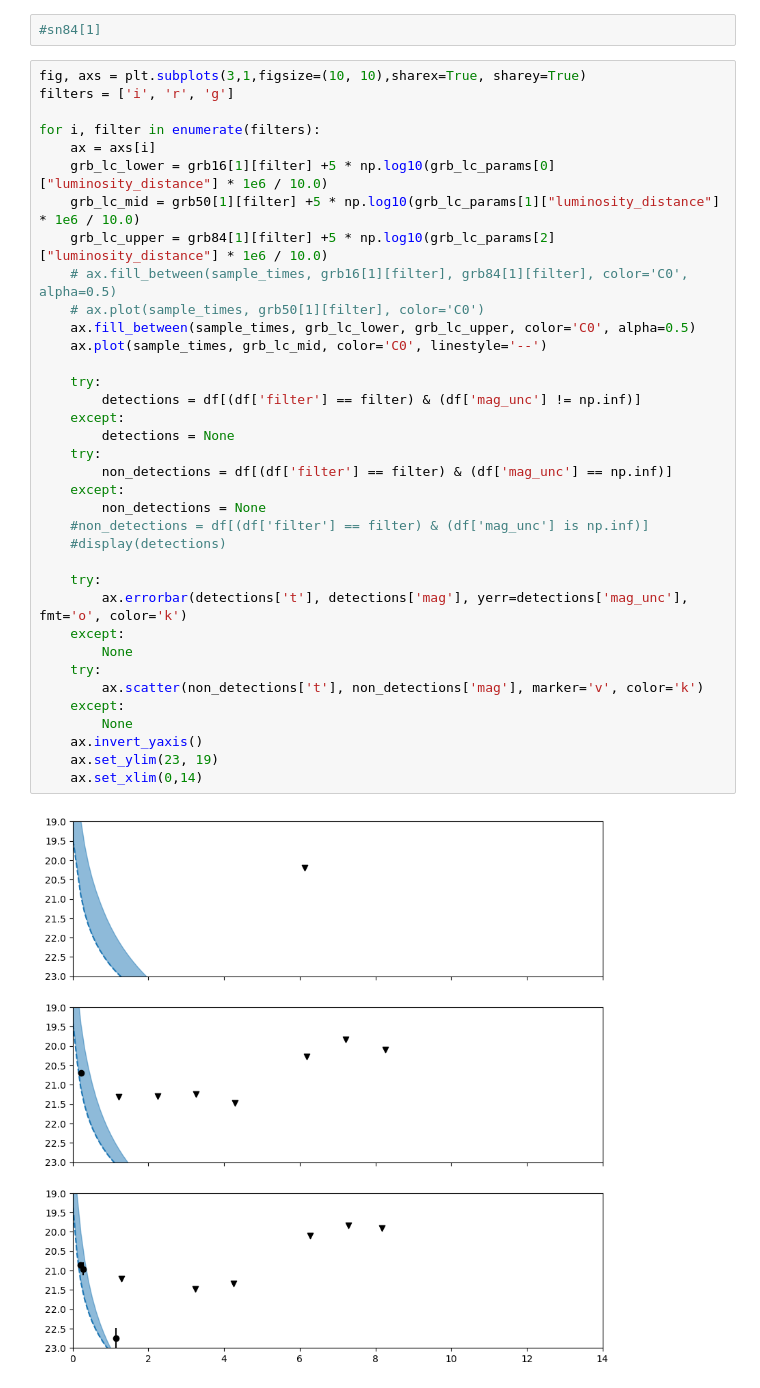
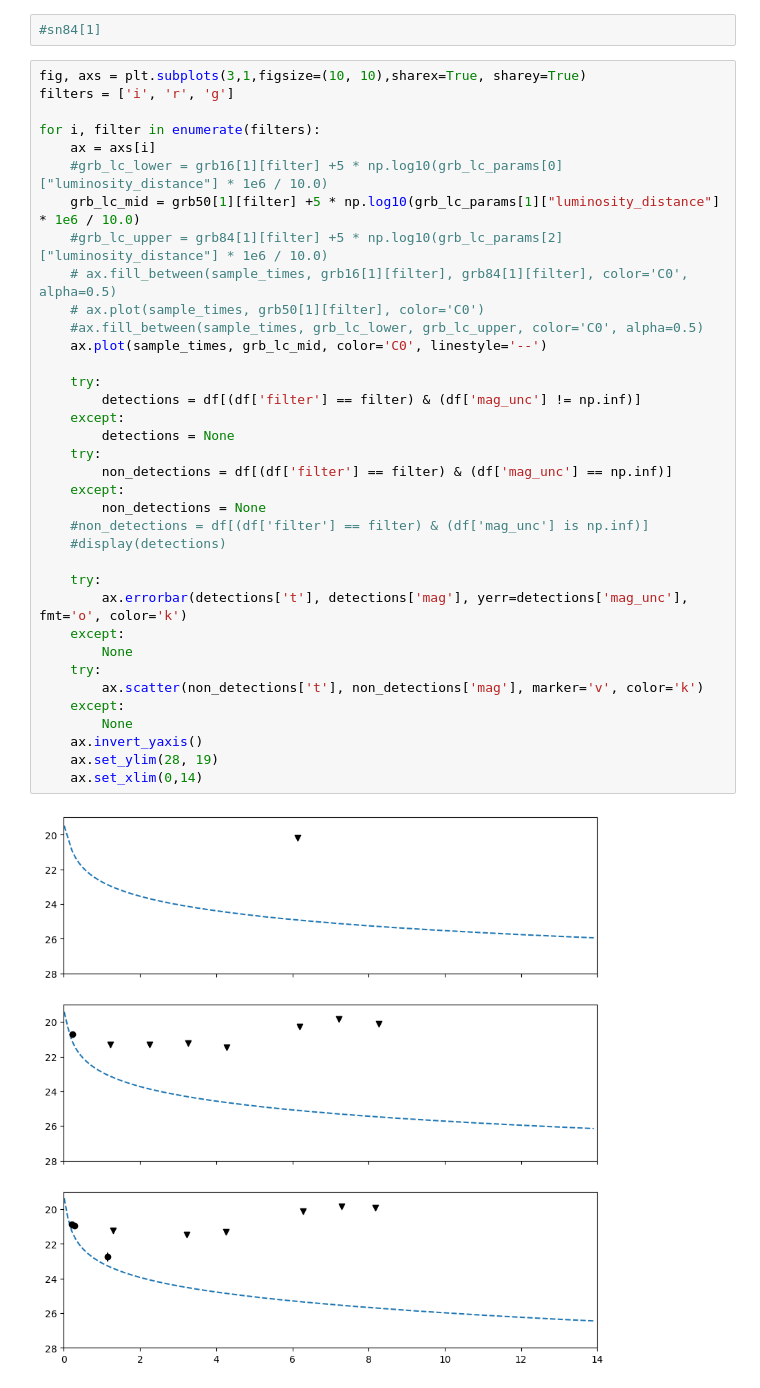
Before and after one commit to tylerbarna/nmma_fitter, a Jupyter notebook: abwysqyPlotting.ipynb, the cells around one changed output. Cells and saved outputs as stored; diff of their text form.

```diff
--- a/abwysqyPlotting.ipynb
+++ b/abwysqyPlotting.ipynb
@@ -196,35 +196,35 @@ filters = ['i', 'r', 'g']
 
 for i, filter in enumerate(filters):
     ax = axs[i]
-    grb_lc_lower = grb16[1][filter] +5 * np.log10(grb_lc_params[0]["luminosity_distance"] * 1e6 / 10.0)
+    #grb_lc_lower = grb16[1][filter] +5 * np.log10(grb_lc_params[0]["luminosity_distance"] * 1e6 / 10.0)
     grb_lc_mid = grb50[1][filter] +5 * np.log10(grb_lc_params[1]["luminosity_distance"] * 1e6 / 10.0)
-    grb_lc_upper = grb84[1][filter] +5 * np.log10(grb_lc_params[2]["luminosity_distance"] * 1e6 / 10.0)
+    #grb_lc_upper = grb84[1][filter] +5 * np.log10(grb_lc_params[2]["luminosity_distance"] * 1e6 / 10.0)
     # ax.fill_between(sample_times, grb16[1][filter], grb84[1][filter], color='C0', alpha=0.5)
     # ax.plot(sample_times, grb50[1][filter], color='C0')
-    ax.fill_between(sample_times, grb_lc_lower, grb_lc_upper, color='C0', alpha=0.5)
+    #ax.fill_between(sample_times, grb_lc_lower, grb_lc_upper, color='C0', alpha=0.5)
     ax.plot(sample_times, grb_lc_mid, color='C0', linestyle='--')
 
     try:
         detections = df[(df['filter'] == filter) & (df['mag_unc'] != np.inf)]
     except:
         detections = None
     try:
         non_detections = df[(df['filter'] == filter) & (df['mag_unc'] == np.inf)]
     except:
         non_detections = None
     #non_detections = df[(df['filter'] == filter) & (df['mag_unc'] is np.inf)]
     #display(detections)
 
     try:
         ax.errorbar(detections['t'], detections['mag'], yerr=detections['mag_unc'], fmt='o', color='k')
     except:
         None
     try:
         ax.scatter(non_detections['t'], non_detections['mag'], marker='v', color='k')
     except:
         None
     ax.invert_yaxis()
-    ax.set_ylim(23, 19)
+    ax.set_ylim(28, 19)
     ax.set_xlim(0,14)
 # %% [output]
-[figure, old version]
+[figure, new version]
```
